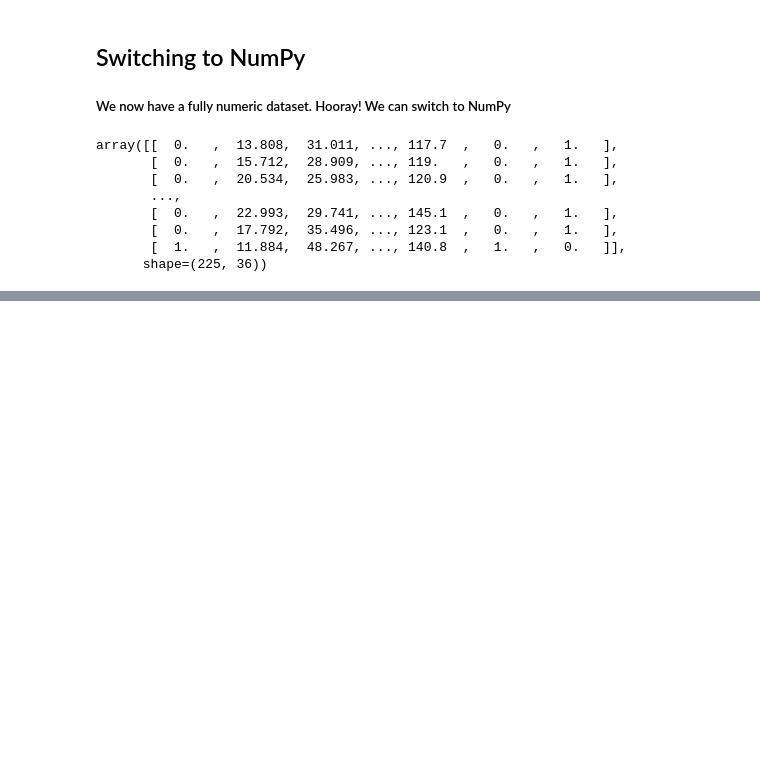
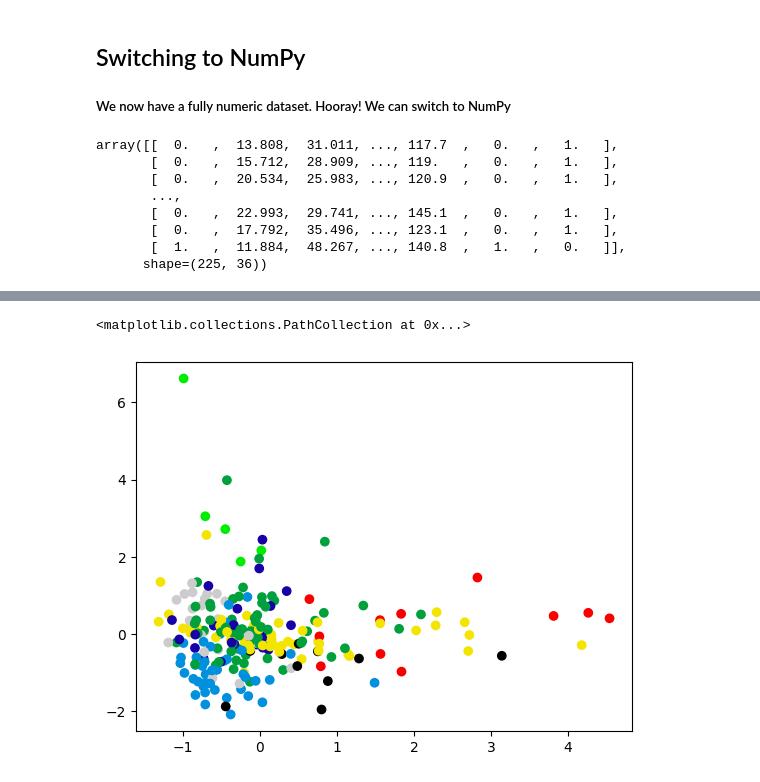
Before and after one commit to EvanEames/MLADCH2526, a Jupyter notebook: week4/ML_Week4.ipynb, the cells around one changed output, grey strips where cells are left out. Cells and saved outputs as stored; diff of their text form; code cells hidden in the pictures; blank space fills up the shorter version.

```diff
--- a/week4/ML_Week4.ipynb
+++ b/week4/ML_Week4.ipynb
@@ -300,0 +354,3 @@ plt.plot(K, score)
+# %%
+pred = fits[6].labels_
+pred
@@ -300,0 +369,7 @@ plt.plot(K, score)
+# %%
+import matplotlib.cm as cm
+
+plt.scatter(x = X[:,1], y = X[:,2], c=pred, cmap=cm.nipy_spectral)
+# %% [output]
+<matplotlib.collections.PathCollection at 0x...>
+[figure, added]
```
Also changed, not shown: parts of 35 cells of this notebook, 2 other files.
